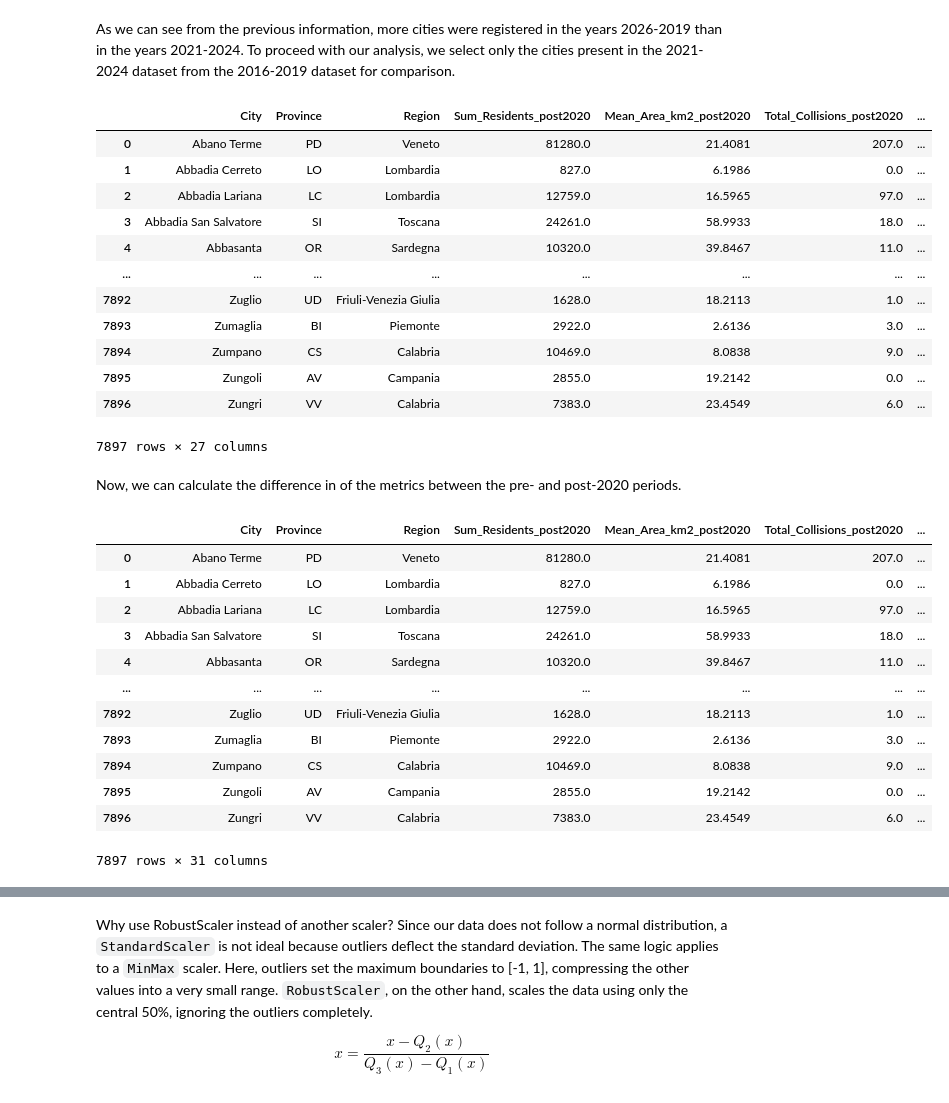
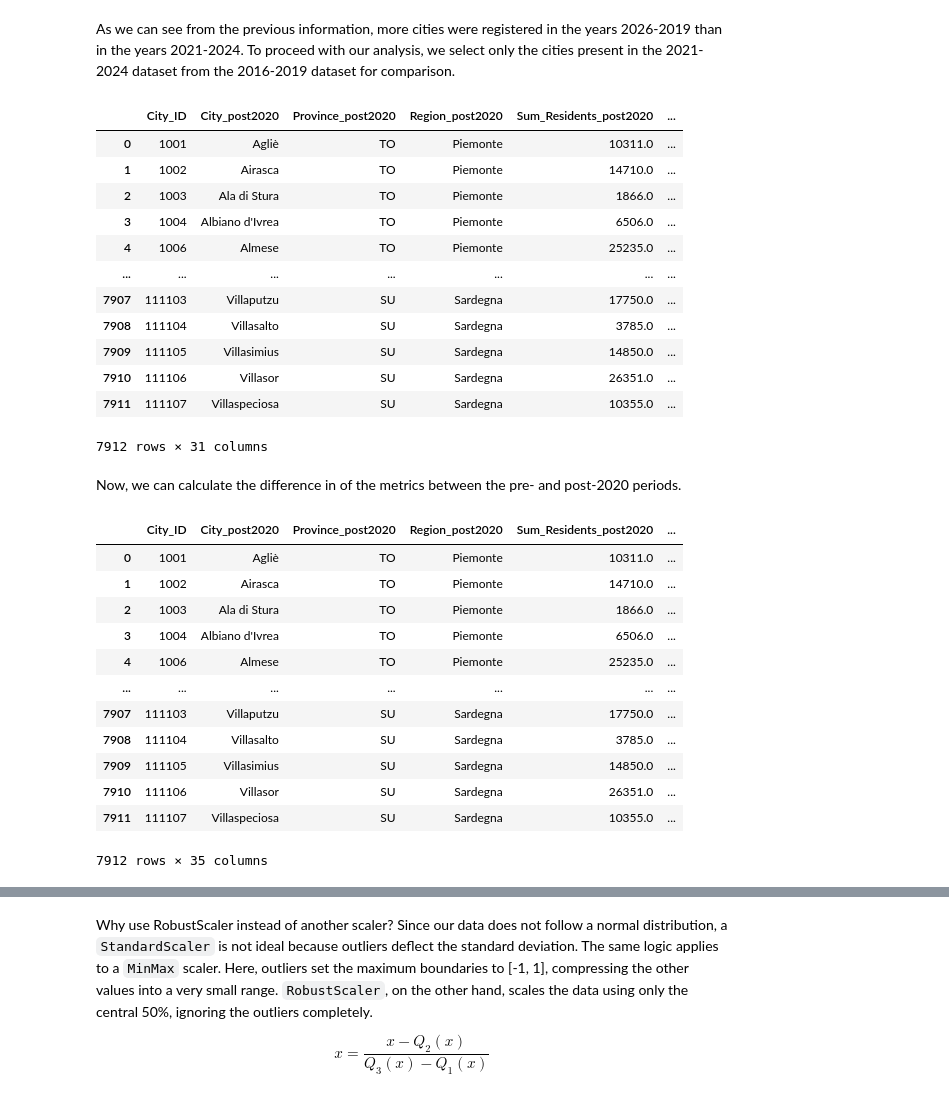
Before and after one commit to marcoboscato/ISTAT_traffic_analysis, a Jupyter notebook: analysis.ipynb, the cells around one changed output, grey strips where cells are left out. Cells and saved outputs as stored; diff of their text form; code cells hidden in the pictures.

```diff
--- a/analysis.ipynb
+++ b/analysis.ipynb
@@ -57,10 +57,11 @@ None
 Let's rename some columns to help us with the analysis
 # %%
 # selecting only useful columns:
-features_analysis = df_raw.columns[3:]
+features_analysis = df_raw.columns[2:]
 df = df_raw[features_analysis].copy()
 
 df.rename(columns={
+    'REF_AREA': 'City_ID',
     'DATA_TYPE': 'Accident Category',
     'RESULT': 'Type',
     'TIME_PERIOD': 'Year',
@@ -90,7 +91,7 @@ By doing this, we can neglect the columns for `Accident Category`. Meanwhile, th
 # PIVOT TABLE
 
 df_pivot = df.pivot_table(
-    index=['Year', 'City', 'Province', 'Region', 'Residents', 'Area (km2)'],
+    index=['City_ID', 'Year', 'City', 'Province', 'Region', 'Residents', 'Area (km2)'],
     columns='Type',
     values='Value',
     fill_value=0,
@@ -506,7 +511,7 @@ To do that, we will perform a similar calculation to the one we did for the tota
 # %%
 def time_span_df(df, year1, year2):
 
-    df_group = df[(df['Year'] >= year1) & (df['Year'] <= year2)].groupby(['City', 'Province', 'Region']).agg(
+    df_group = df[(df['Year'] >= year1) & (df['Year'] <= year2)].groupby(['City_ID', 'City', 'Province', 'Region']).agg(
                                                                                                 Sum_Residents=('Residents', 'sum'),
                                                                                                 Mean_Area_km2=('Area (km2)', 'mean'),
                                                                                                 Total_Collisions=('Collisions', 'sum'),
@@ -539,26 +544,27 @@ As we can see from the previous information, more cities were registered in the
 # %%
 df_comparison = pd.merge(
     df_2021_2024,
     df_2016_2019,
-    on=['Region', 'Province', 'City'],
+    #on=['Region', 'Province', 'City'],
+    on='City_ID',
     how='inner',
     suffixes=('_post2020', '_pre2020'),
 )
 df_comparison
 # %% [output]
-|  | City | Province | Region | Sum_Residents_post2020 | Mean_Area_km2_post2020 | Total_Collisions_post2020 | ... |
-| 0 | Abano Terme | PD | Veneto | 81280.0 | 21.4081 | 207.0 | ... |
-| 1 | Abbadia Cerreto | LO | Lombardia | 827.0 | 6.1986 | 0.0 | ... |
-| 2 | Abbadia Lariana | LC | Lombardia | 12759.0 | 16.5965 | 97.0 | ... |
-| 3 | Abbadia San Salvatore | SI | Toscana | 24261.0 | 58.9933 | 18.0 | ... |
-| 4 | Abbasanta | OR | Sardegna | 10320.0 | 39.8467 | 11.0 | ... |
-| ... | ... | ... | ... | ... | ... | ... | ... |
-| 7892 | Zuglio | UD | Friuli-Venezia Giulia | 1628.0 | 18.2113 | 1.0 | ... |
-| 7893 | Zumaglia | BI | Piemonte | 2922.0 | 2.6136 | 3.0 | ... |
-| 7894 | Zumpano | CS | Calabria | 10469.0 | 8.0838 | 9.0 | ... |
-| 7895 | Zungoli | AV | Campania | 2855.0 | 19.2142 | 0.0 | ... |
-| 7896 | Zungri | VV | Calabria | 7383.0 | 23.4549 | 6.0 | ... |
+|  | City_ID | City_post2020 | Province_post2020 | Region_post2020 | Sum_Residents_post2020 | ... |
+| 0 | 1001 | Agliè | TO | Piemonte | 10311.0 | ... |
+| 1 | 1002 | Airasca | TO | Piemonte | 14710.0 | ... |
+| 2 | 1003 | Ala di Stura | TO | Piemonte | 1866.0 | ... |
+| 3 | 1004 | Albiano d'Ivrea | TO | Piemonte | 6506.0 | ... |
+| 4 | 1006 | Almese | TO | Piemonte | 25235.0 | ... |
+| ... | ... | ... | ... | ... | ... | ... |
+| 7907 | 111103 | Villaputzu | SU | Sardegna | 17750.0 | ... |
+| 7908 | 111104 | Villasalto | SU | Sardegna | 3785.0 | ... |
+| 7909 | 111105 | Villasimius | SU | Sardegna | 14850.0 | ... |
+| 7910 | 111106 | Villasor | SU | Sardegna | 26351.0 | ... |
+| 7911 | 111107 | Villaspeciosa | SU | Sardegna | 10355.0 | ... |
-7897 rows × 27 columns
+7912 rows × 31 columns
 # %% [markdown]
 Now, we can calculate the difference in of the metrics between the pre- and post-2020 periods.
 # %%
@@ -570,19 +576,19 @@ for m in metrics_list:
 
 df_comparison
 # %% [output]
-|  | City | Province | Region | Sum_Residents_post2020 | Mean_Area_km2_post2020 | Total_Collisions_post2020 | ... |
-| 0 | Abano Terme | PD | Veneto | 81280.0 | 21.4081 | 207.0 | ... |
-| 1 | Abbadia Cerreto | LO | Lombardia | 827.0 | 6.1986 | 0.0 | ... |
-| 2 | Abbadia Lariana | LC | Lombardia | 12759.0 | 16.5965 | 97.0 | ... |
-| 3 | Abbadia San Salvatore | SI | Toscana | 24261.0 | 58.9933 | 18.0 | ... |
-| 4 | Abbasanta | OR | Sardegna | 10320.0 | 39.8467 | 11.0 | ... |
-| ... | ... | ... | ... | ... | ... | ... | ... |
-| 7892 | Zuglio | UD | Friuli-Venezia Giulia | 1628.0 | 18.2113 | 1.0 | ... |
-| 7893 | Zumaglia | BI | Piemonte | 2922.0 | 2.6136 | 3.0 | ... |
-| 7894 | Zumpano | CS | Calabria | 10469.0 | 8.0838 | 9.0 | ... |
-| 7895 | Zungoli | AV | Campania | 2855.0 | 19.2142 | 0.0 | ... |
-| 7896 | Zungri | VV | Calabria | 7383.0 | 23.4549 | 6.0 | ... |
+|  | City_ID | City_post2020 | Province_post2020 | Region_post2020 | Sum_Residents_post2020 | ... |
+| 0 | 1001 | Agliè | TO | Piemonte | 10311.0 | ... |
+| 1 | 1002 | Airasca | TO | Piemonte | 14710.0 | ... |
+| 2 | 1003 | Ala di Stura | TO | Piemonte | 1866.0 | ... |
+| 3 | 1004 | Albiano d'Ivrea | TO | Piemonte | 6506.0 | ... |
+| 4 | 1006 | Almese | TO | Piemonte | 25235.0 | ... |
+| ... | ... | ... | ... | ... | ... | ... |
+| 7907 | 111103 | Villaputzu | SU | Sardegna | 17750.0 | ... |
+| 7908 | 111104 | Villasalto | SU | Sardegna | 3785.0 | ... |
+| 7909 | 111105 | Villasimius | SU | Sardegna | 14850.0 | ... |
+| 7910 | 111106 | Villasor | SU | Sardegna | 26351.0 | ... |
+| 7911 | 111107 | Villaspeciosa | SU | Sardegna | 10355.0 | ... |
-7897 rows × 31 columns
+7912 rows × 35 columns
 # %% [markdown]
 At this point, we have the metric values for the post 2020 period, as well as the difference compared to the pre 2020 period.
 We can therefore proceed by using HDBSCAN to identify clusters of cities based on their road safety, whether it has improved, remained the same, or worsened.
```
Also changed, not shown: parts of 37 cells of this notebook.
